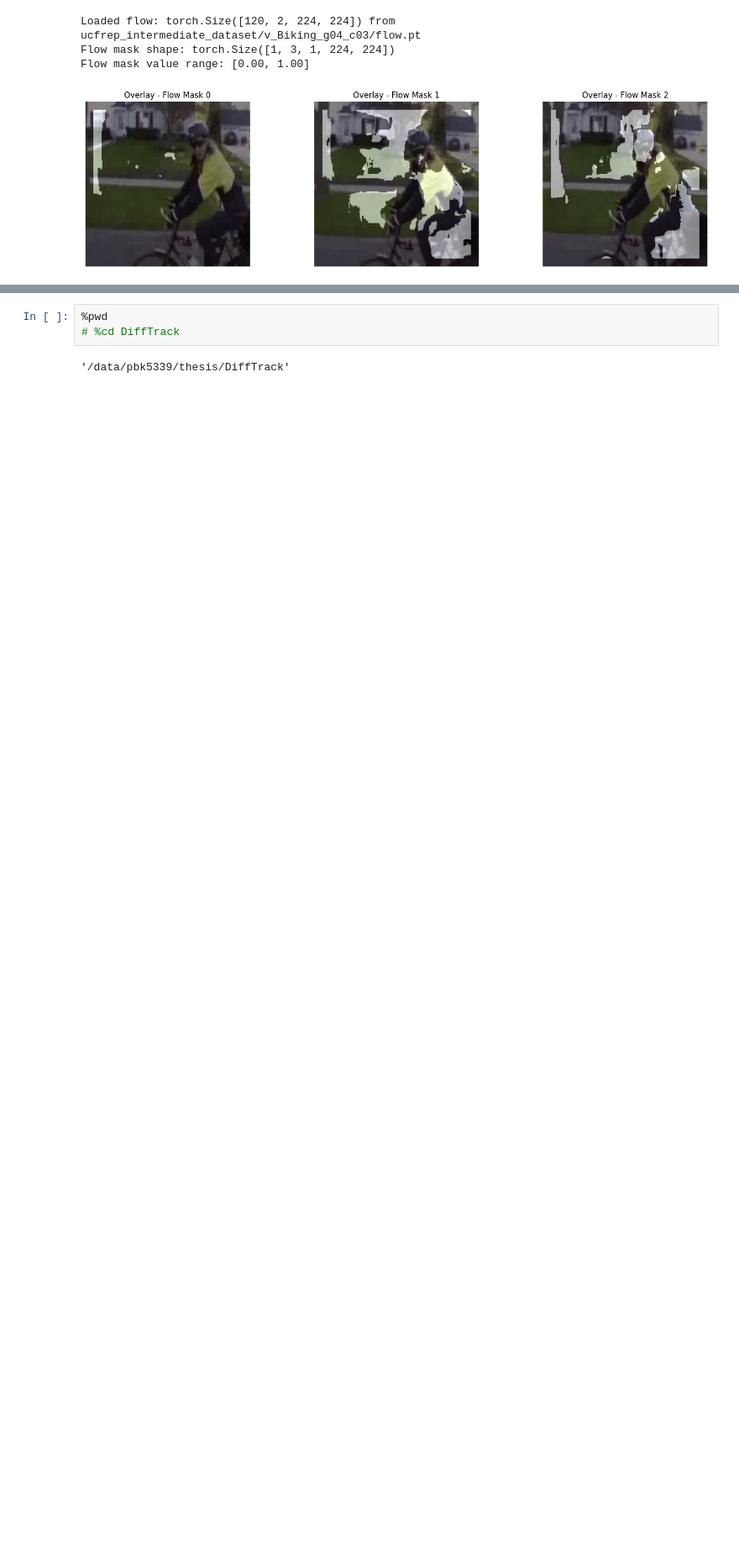
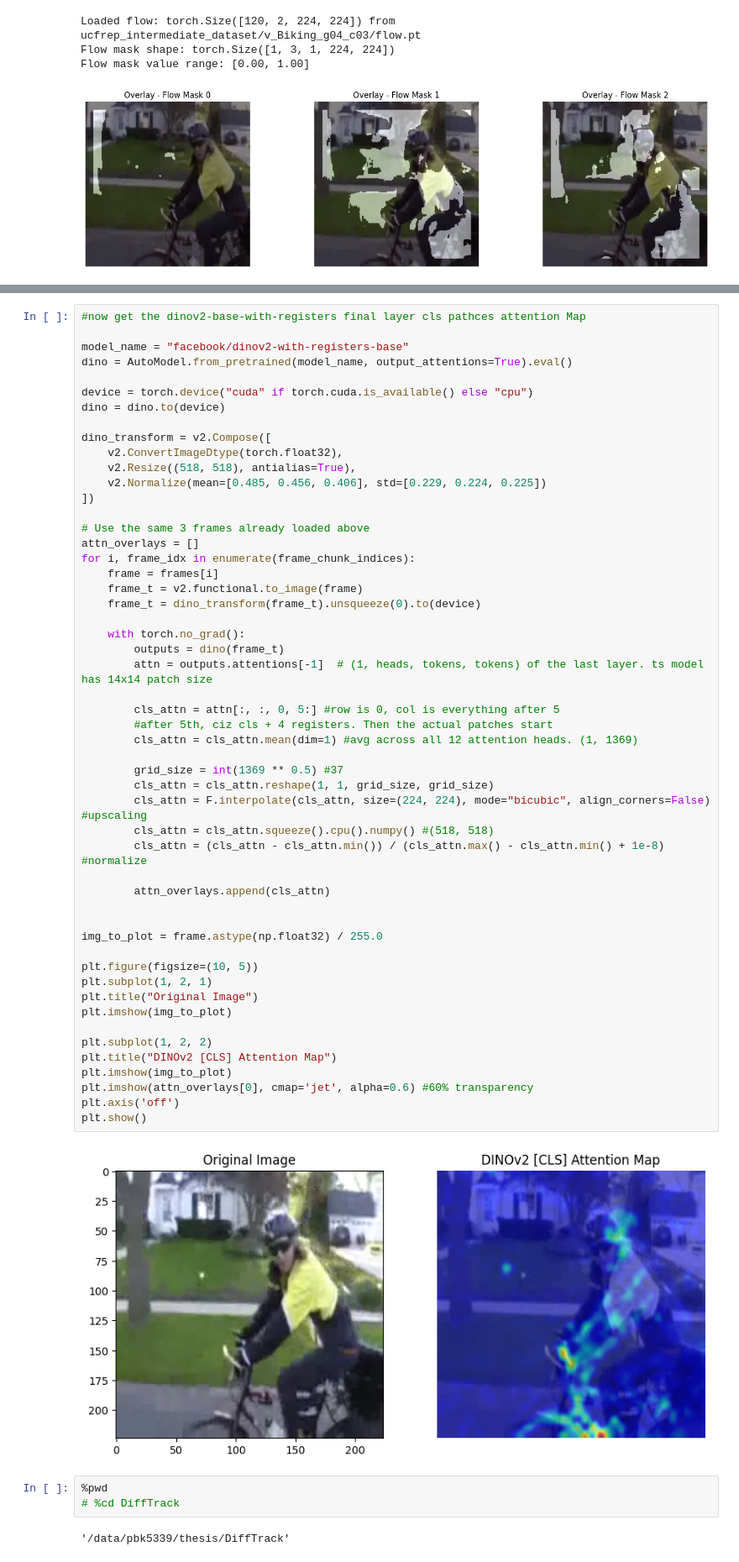
Before and after one commit to Pradyumnak777/experiments, a Jupyter notebook: DiffTrack/point_sampling/compare.ipynb, the cells around one changed output, grey strips where cells are left out. Shown at 84% size. Cells and saved outputs as stored; diff of their text form; blank space fills up the shorter version.

```diff
--- a/DiffTrack/point_sampling/compare.ipynb
+++ b/DiffTrack/point_sampling/compare.ipynb
@@ -106,3 +140,57 @@ Flow mask value range: [0.00, 1.00]
+# %%
+#now get the dinov2-base-with-registers final layer cls pathces attention Map
+
+model_name = "facebook/dinov2-with-registers-base"
+dino = AutoModel.from_pretrained(model_name, output_attentions=True).eval()
+
+device = torch.device("cuda" if torch.cuda.is_available() else "cpu")
+dino = dino.to(device)
+
+dino_transform = v2.Compose([
+    v2.ConvertImageDtype(torch.float32),
+    v2.Resize((518, 518), antialias=True),
+    v2.Normalize(mean=[0.485, 0.456, 0.406], std=[0.229, 0.224, 0.225])
+])
+
+# Use the same 3 frames already loaded above
+attn_overlays = []
+for i, frame_idx in enumerate(frame_chunk_indices):
+    frame = frames[i]
+    frame_t = v2.functional.to_image(frame)
+    frame_t = dino_transform(frame_t).unsqueeze(0).to(device)
+
+    with torch.no_grad():
+        outputs = dino(frame_t)
+        attn = outputs.attentions[-1]  # (1, heads, tokens, tokens) of the last layer. ts model has 14x14 patch size
+
+        cls_attn = attn[:, :, 0, 5:] #row is 0, col is everything after 5
+        #after 5th, ciz cls + 4 registers. Then the actual patches start
+        cls_attn = cls_attn.mean(dim=1) #avg across all 12 attention heads. (1, 1369)
+
+        grid_size = int(1369 ** 0.5) #37
+        cls_attn = cls_attn.reshape(1, 1, grid_size, grid_size)
+        cls_attn = F.interpolate(cls_attn, size=(224, 224), mode="bicubic", align_corners=False) #upscaling
+        cls_attn = cls_attn.squeeze().cpu().numpy() #(518, 518)
+        cls_attn = (cls_attn - cls_attn.min()) / (cls_attn.max() - cls_attn.min() + 1e-8) #normalize
+
+        attn_overlays.append(cls_attn)
+
+
+img_to_plot = frame.astype(np.float32) / 255.0
+
+plt.figure(figsize=(10, 5))
+plt.subplot(1, 2, 1)
+plt.title("Original Image")
+plt.imshow(img_to_plot)
+
+plt.subplot(1, 2, 2)
+plt.title("DINOv2 [CLS] Attention Map")
+plt.imshow(img_to_plot)
+plt.imshow(attn_overlays[0], cmap='jet', alpha=0.6) #60% transparency
+plt.axis('off')
+plt.show()
+# %% [output]
+[figure, added]
 # %%
 %pwd
 # %cd DiffTrack
```
Also changed, not shown: parts of 2 cells of this notebook.
